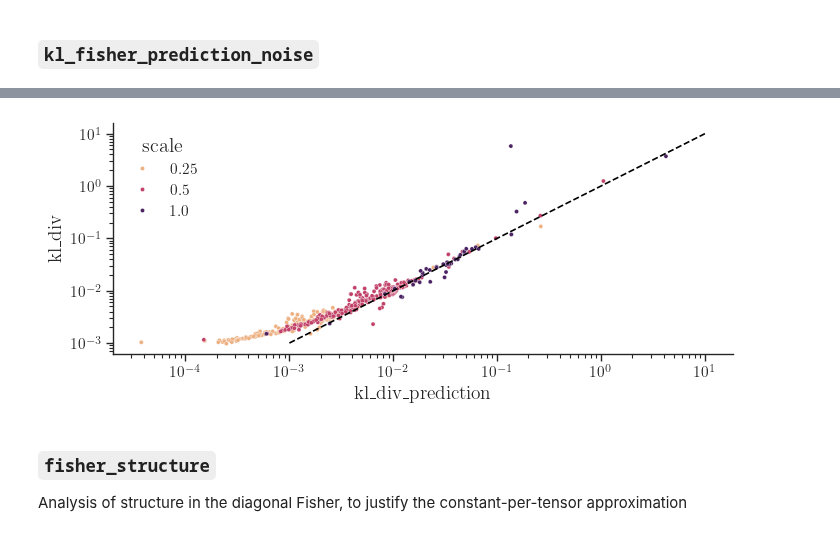
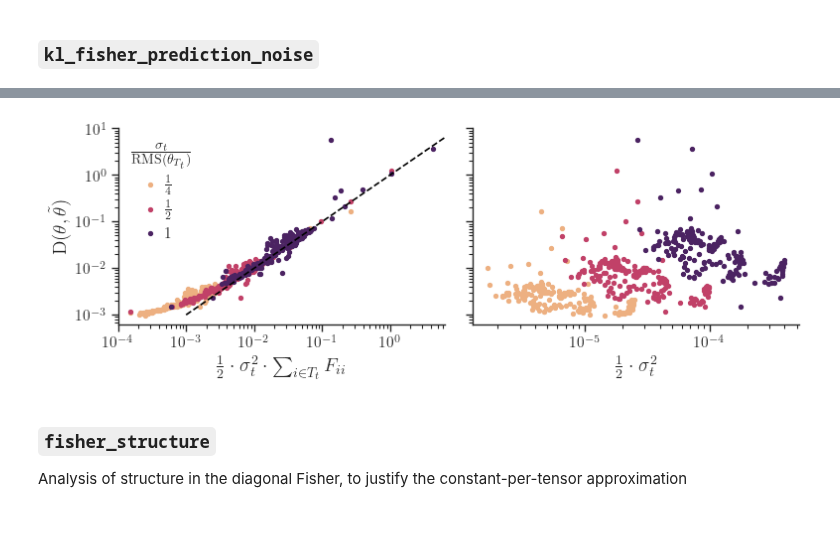
Before and after one commit to graphcore-research/llama-mobile-vlm, a Jupyter notebook: 20250127-FormatsCascade/AnalysisModelFormats.ipynb, the cells around one changed output, grey strips where cells are left out. Saved outputs shown, nothing was run; the diff lists cells and outputs as text; code cells hidden in the pictures.

Commit message:
Update plots

```diff
--- a/20250127-FormatsCascade/AnalysisModelFormats.ipynb
+++ b/20250127-FormatsCascade/AnalysisModelFormats.ipynb
@@ -43,6 +47,6 @@ display(dict(collections.Counter(run.config.model for run in runs)))
 # %%
 def get_row(run: E.AttrDict) -> dict[str, Any]:
-    if run.meta.status == "finished":
+    if run.meta.status == "finished" and "vision_model" not in run.config.test.parameter and "multi_modal_projector" not in run.config.test.parameter:
         return dict(
             model=run.config.model.split("/")[1],
             scale=run.config.test.scale,
@@ -54,5 +58,6 @@ def get_row(run: E.AttrDict) -> dict[str, Any]:
 
 df = pd.DataFrame.from_records(filter(None, map(get_row, runs)))
 df["kl_div_prediction"] = 0.5 * (df.scale * df.rm2) ** 2 * df.fisher_sum
+df["magnitude_prediction"] = 0.5 * (df.scale * df.rm2) ** 2
 df.head()
 # %% [output]
@@ -65,10 +70,27 @@ df.head()
 # %%
-ax = sns.scatterplot(data=df[df.model == "Llama-3.1-8B"], y="kl_div", x="kl_div_prediction", hue="scale", hue_norm=matplotlib.colors.LogNorm(), palette="flare")
-ax.plot([10**-3, 10], [10**-3, 10], "k--")
-ax.set_xscale("log")
-ax.set_yscale("log")
+model = "Llama-3.1-8B"
+fig, axs = plt.subplots(ncols=2, sharey=True)
+for ax, predictor in zip(axs, ["kl_div_prediction", "magnitude_prediction"]):
+    scales = sorted(df.scale.unique())
+    for scale, color in zip(scales, plot_utils.SEQ_PALETTE(matplotlib.colors.LogNorm()(scales))):
+        d = df[(df.model == model) & (df.scale == scale)]
+        ax.scatter(d[predictor], d.kl_div, color=color, label=plot_utils.format_fraction()(scale, None))
+    if predictor == "kl_div_prediction":
+        ax.plot([10**-3, 10], [10**-3, 10], "k--")
+    ax.set_xscale("log")
+    ax.set_yscale("log")
+    if predictor == "kl_div_prediction":
+        ax.set_xlabel(r"$\frac{1}{2} \cdot \sigma_t^2 \cdot \sum_{i \in T_t} F_{ii}$")
+        ax.set_xlim((10**-4, 10**0.8))
+    if predictor == "magnitude_prediction":
+        ax.set_xlabel(r"$\frac{1}{2} \cdot \sigma_t^2$")
+axs[0].set_ylim((10**-3.2, 10**1))
+axs[0].legend(title=r"$\frac{\sigma_t}{\text{RMS}(\theta_{T_t})}$", handletextpad=1., handlelength=0)
+axs[0].set_ylabel(r"$\mathrm{D}(\theta, \tilde{\theta})$")
+plot_utils.tidy(fig)
+plot_utils.save("kl_fisher_prediction_noise")
 # %% [output]
-[figure, old version]
+[figure, new version]
 # %% [markdown]
 ### `fisher_structure`
 
```
Also changed, not shown: parts of 3 cells of this notebook, 1 other file.
